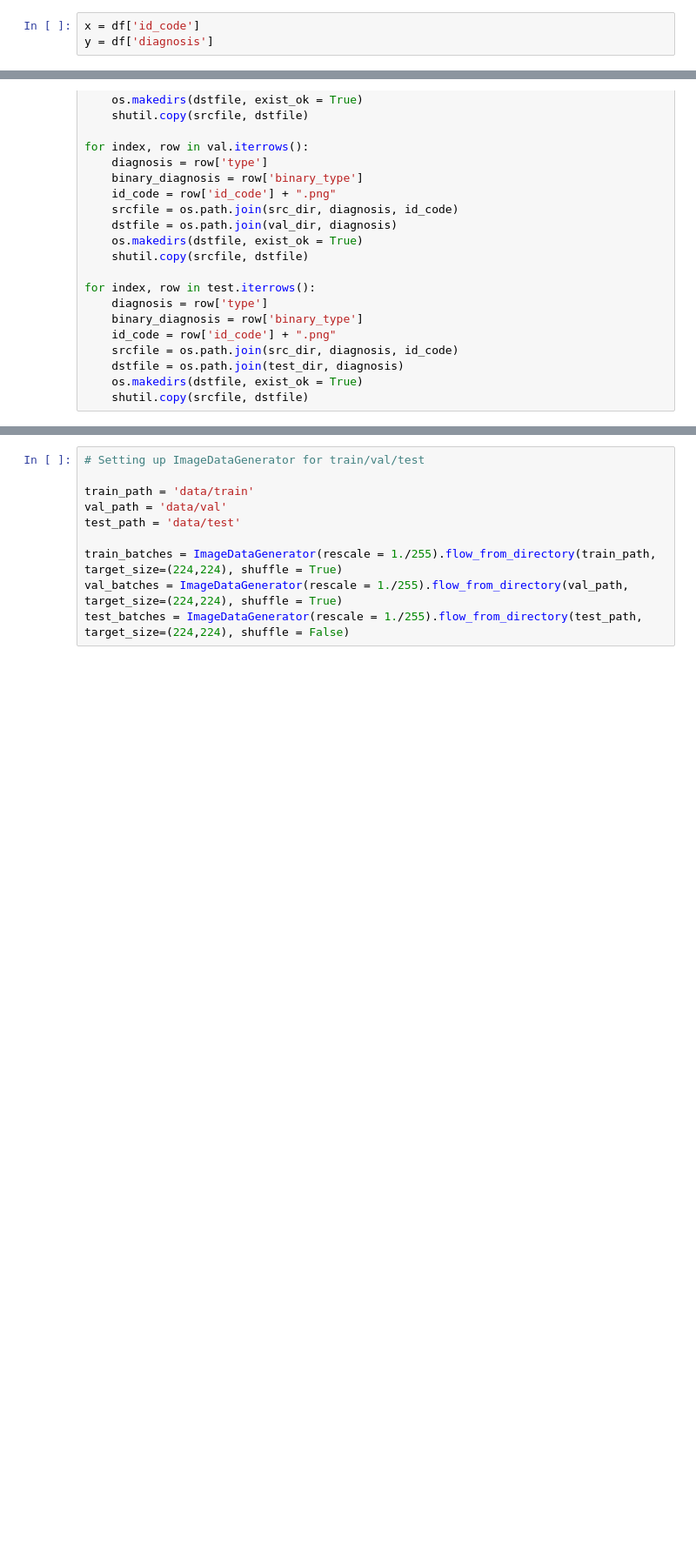
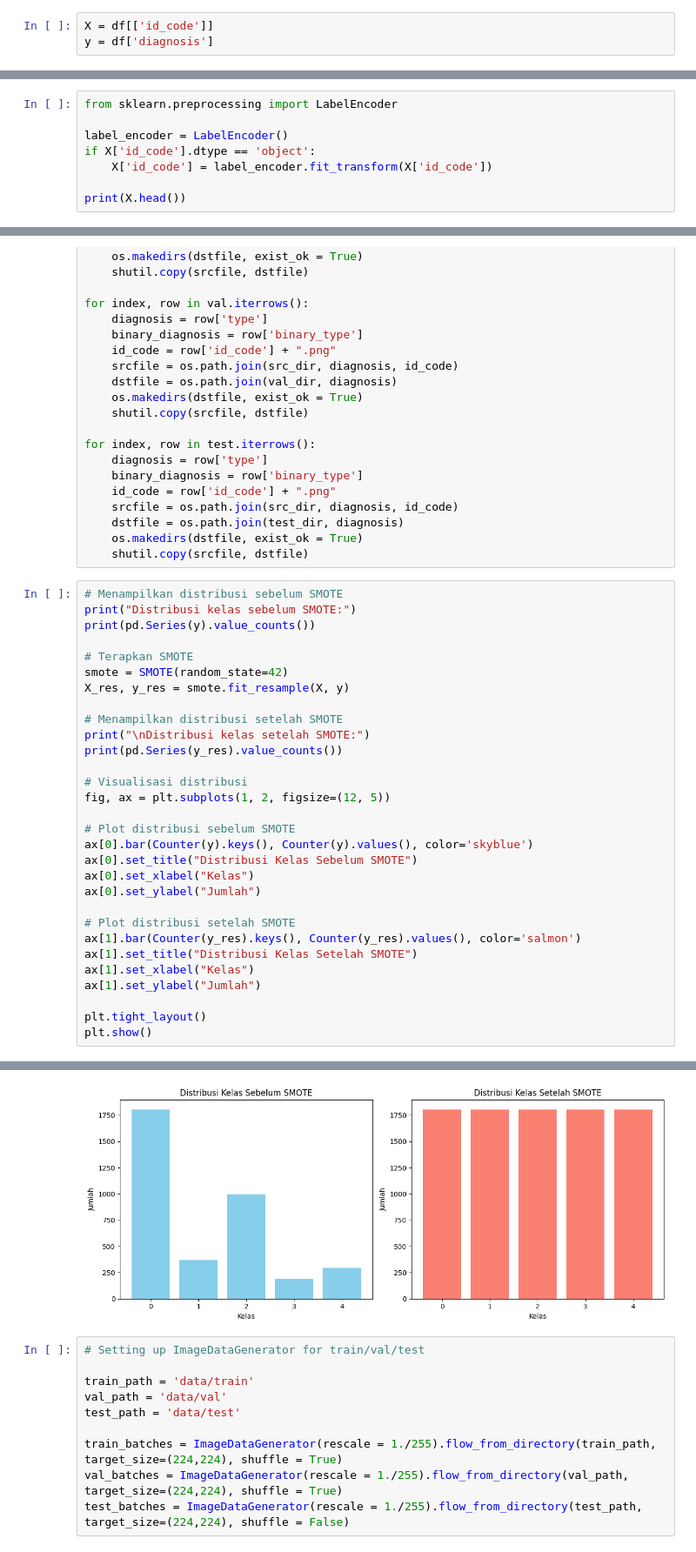
Before and after one commit to restudev/retinascope, a Jupyter notebook: model/Model_DR_multiclass.ipynb, the cells around one changed output, grey strips where cells are left out. Shown at 87% size. Cells and saved outputs as stored; diff of their text form; blank space fills up the shorter version.

```diff
--- a/model/Model_DR_multiclass.ipynb
+++ b/model/Model_DR_multiclass.ipynb
@@ -81,5 +84,5 @@ Proliferate_DR     44
 Severe             29
 Name: count, dtype: int64
 # %%
-x = df['id_code']
+X = df[['id_code']]
 y = df['diagnosis']
@@ -171,0 +89,8 @@ plt.show()
+# %%
+from sklearn.preprocessing import LabelEncoder
+
+label_encoder = LabelEncoder()
+if X['id_code'].dtype == 'object':
+    X['id_code'] = label_encoder.fit_transform(X['id_code'])
+
+print(X.head())
@@ -219,3 +156,34 @@ for index, row in test.iterrows():
     dstfile = os.path.join(test_dir, diagnosis)
     os.makedirs(dstfile, exist_ok = True)
     shutil.copy(srcfile, dstfile)
+# %%
+# Menampilkan distribusi sebelum SMOTE
+print("Distribusi kelas sebelum SMOTE:")
+print(pd.Series(y).value_counts())
+
+# Terapkan SMOTE
+smote = SMOTE(random_state=42)
+X_res, y_res = smote.fit_resample(X, y)
+
+# Menampilkan distribusi setelah SMOTE
+print("\nDistribusi kelas setelah SMOTE:")
+print(pd.Series(y_res).value_counts())
+
+# Visualisasi distribusi
+fig, ax = plt.subplots(1, 2, figsize=(12, 5))
+
+# Plot distribusi sebelum SMOTE
+ax[0].bar(Counter(y).keys(), Counter(y).values(), color='skyblue')
+ax[0].set_title("Distribusi Kelas Sebelum SMOTE")
+ax[0].set_xlabel("Kelas")
+ax[0].set_ylabel("Jumlah")
+
+# Plot distribusi setelah SMOTE
+ax[1].bar(Counter(y_res).keys(), Counter(y_res).values(), color='salmon')
+ax[1].set_title("Distribusi Kelas Setelah SMOTE")
+ax[1].set_xlabel("Kelas")
+ax[1].set_ylabel("Jumlah")
+
+plt.tight_layout()
+plt.show()
+# %% [output]
@@ -222,3 +207,4 @@ for index, row in test.iterrows():
+[figure, added]
 # %%
 # Setting up ImageDataGenerator for train/val/test
 
```
Also changed, not shown: parts of 13 cells of this notebook.
